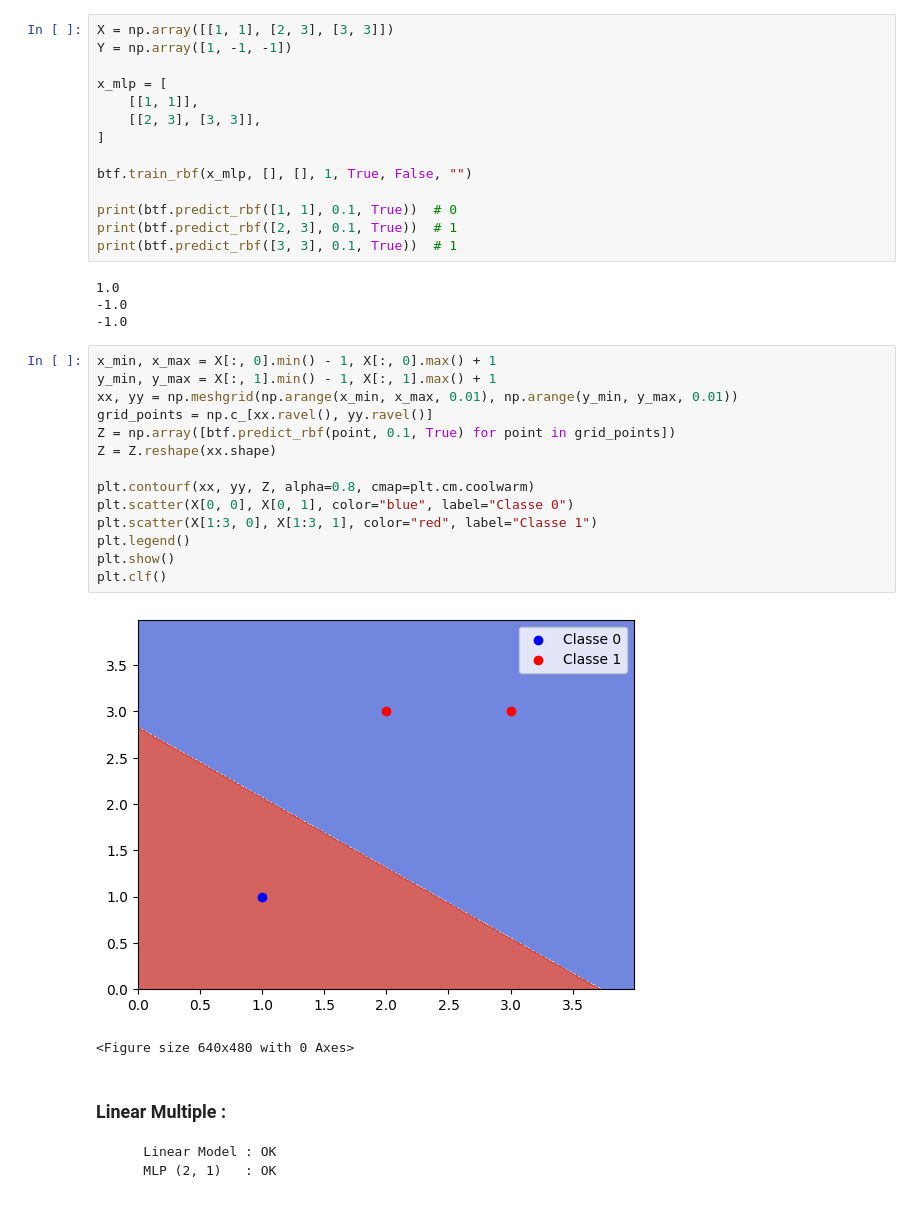
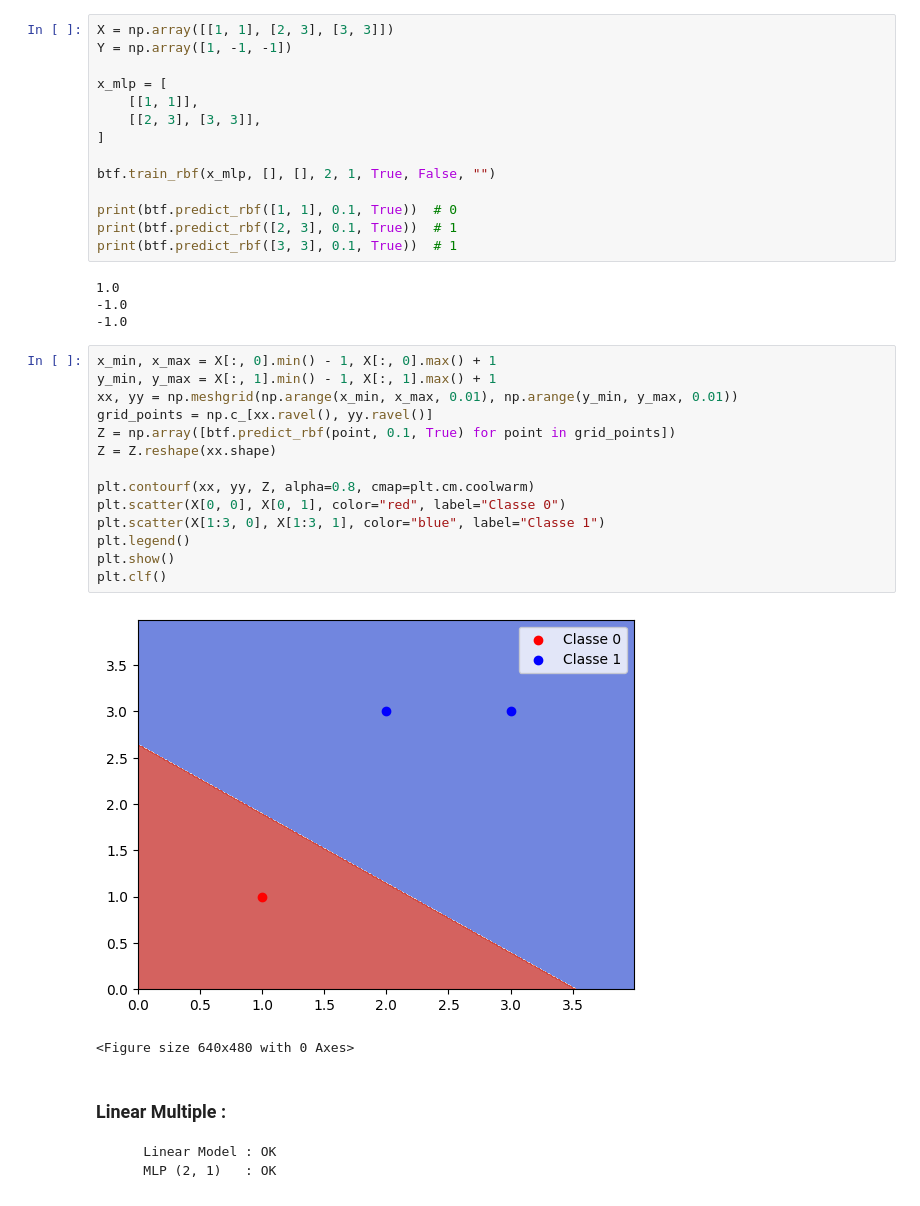
Before and after one commit to PA-2025/better_tensorflow, a Jupyter notebook: python/case_test_note_book/rbf.ipynb, the cells around one changed output. Saved outputs shown, nothing was run; the diff lists cells and outputs as text.

```diff
--- a/python/case_test_note_book/rbf.ipynb
+++ b/python/case_test_note_book/rbf.ipynb
@@ -21,7 +21,7 @@ x_mlp = [
     [[2, 3], [3, 3]],
 ]
 
-btf.train_rbf(x_mlp, [], [], 1, True, False, "")
+btf.train_rbf(x_mlp, [], [], 2, 1, True, False, "")
 
 print(btf.predict_rbf([1, 1], 0.1, True))  # 0
 print(btf.predict_rbf([2, 3], 0.1, True))  # 1
@@ -33,19 +33,19 @@ print(btf.predict_rbf([3, 3], 0.1, True))  # 1
 # %%
 x_min, x_max = X[:, 0].min() - 1, X[:, 0].max() + 1
 y_min, y_max = X[:, 1].min() - 1, X[:, 1].max() + 1
 xx, yy = np.meshgrid(np.arange(x_min, x_max, 0.01), np.arange(y_min, y_max, 0.01))
 grid_points = np.c_[xx.ravel(), yy.ravel()]
 Z = np.array([btf.predict_rbf(point, 0.1, True) for point in grid_points])
 Z = Z.reshape(xx.shape)
 
 plt.contourf(xx, yy, Z, alpha=0.8, cmap=plt.cm.coolwarm)
-plt.scatter(X[0, 0], X[0, 1], color="blue", label="Classe 0")
-plt.scatter(X[1:3, 0], X[1:3, 1], color="red", label="Classe 1")
+plt.scatter(X[0, 0], X[0, 1], color="red", label="Classe 0")
+plt.scatter(X[1:3, 0], X[1:3, 1], color="blue", label="Classe 1")
 plt.legend()
 plt.show()
 plt.clf()
 # %% [output]
-[figure, old version]
+[figure, new version]
 <Figure size 640x480 with 0 Axes>
 # %% [markdown]
 ### Linear Multiple :
```
Also changed, not shown: parts of 15 cells of this notebook, 6 other files.
